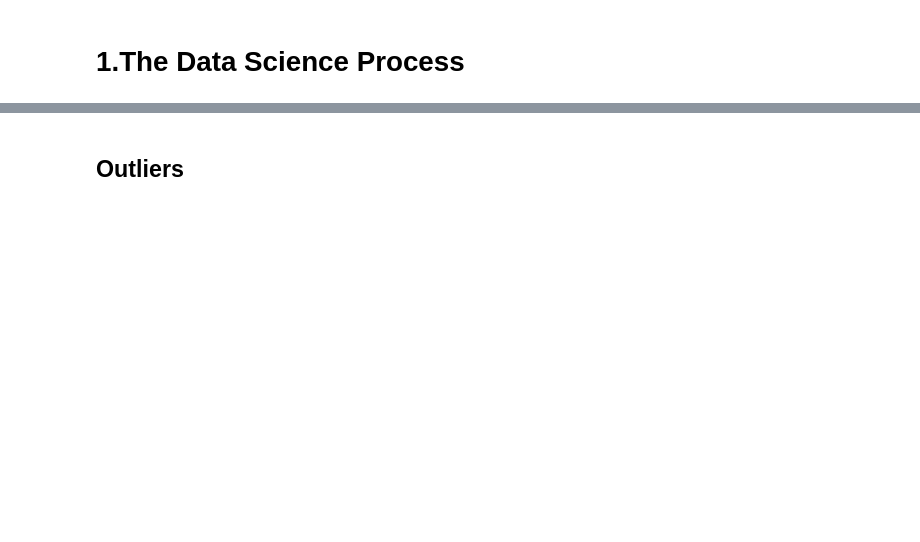
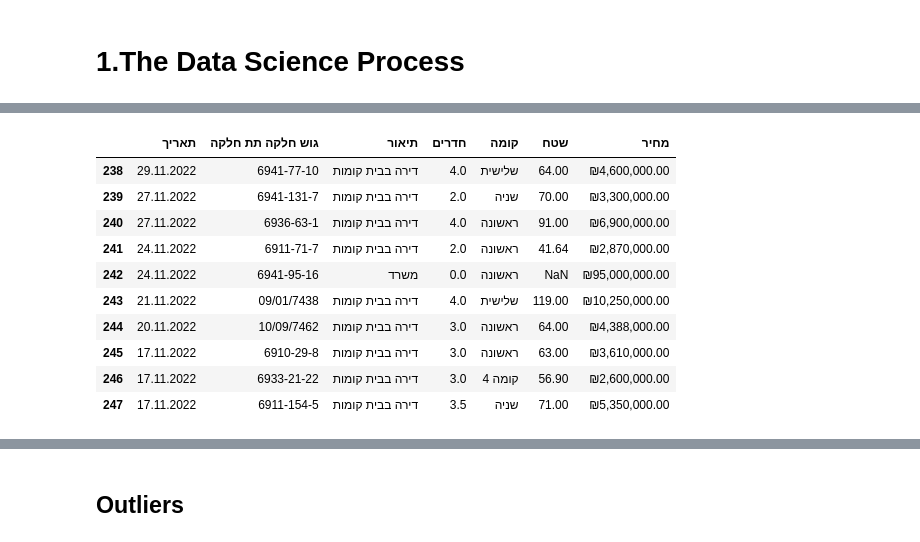
Before and after one commit to Shai2u/gis_ml_workshop_2024, a Jupyter notebook: Ex/Ex 2/Ex_2_data_preperation.ipynb, the cells around one changed output, grey strips where cells are left out. Saved outputs shown, nothing was run; the diff lists cells and outputs as text; code cells hidden in the pictures; blank space fills up the shorter version.

```diff
--- a/Ex/Ex 2/Ex_2_data_preperation.ipynb
+++ b/Ex/Ex 2/Ex_2_data_preperation.ipynb
@@ -42,0 +43,15 @@ df = pd.read_csv('real_estate_tlv.csv')
+# %%
+# see the last ten rows
+df.tail(10)
+# %% [output]
+|  | תאריך | גוש חלקה תת חלקה | תיאור | חדרים | קומה | שטח | מחיר |
+| 238 | 29.11.2022 | 6941-77-10 | דירה בבית קומות | 4.0 | שלישית | 64.00 | ₪4,600,000.00 |
+| 239 | 27.11.2022 | 6941-131-7 | דירה בבית קומות | 2.0 | שניה | 70.00 | ₪3,300,000.00 |
+| 240 | 27.11.2022 | 6936-63-1 | דירה בבית קומות | 4.0 | ראשונה | 91.00 | ₪6,900,000.00 |
+| 241 | 24.11.2022 | 6911-71-7 | דירה בבית קומות | 2.0 | ראשונה | 41.64 | ₪2,870,000.00 |
+| 242 | 24.11.2022 | 6941-95-16 | משרד | 0.0 | ראשונה | NaN | ₪95,000,000.00 |
+| 243 | 21.11.2022 | 09/01/7438 | דירה בבית קומות | 4.0 | שלישית | 119.00 | ₪10,250,000.00 |
+| 244 | 20.11.2022 | 10/09/7462 | דירה בבית קומות | 3.0 | ראשונה | 64.00 | ₪4,388,000.00 |
+| 245 | 17.11.2022 | 6910-29-8 | דירה בבית קומות | 3.0 | ראשונה | 63.00 | ₪3,610,000.00 |
+| 246 | 17.11.2022 | 6933-21-22 | דירה בבית קומות | 3.0 | קומה 4 | 56.90 | ₪2,600,000.00 |
+| 247 | 17.11.2022 | 6911-154-5 | דירה בבית קומות | 3.5 | שניה | 71.00 | ₪5,350,000.00 |
```
Also changed, not shown: parts of 98 cells of this notebook.
